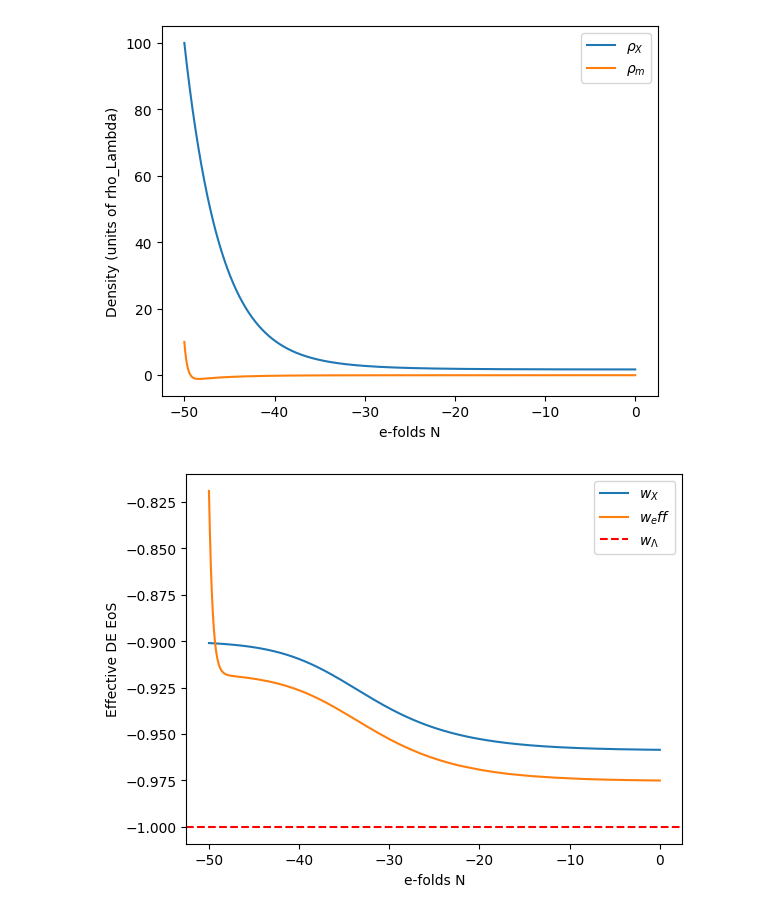
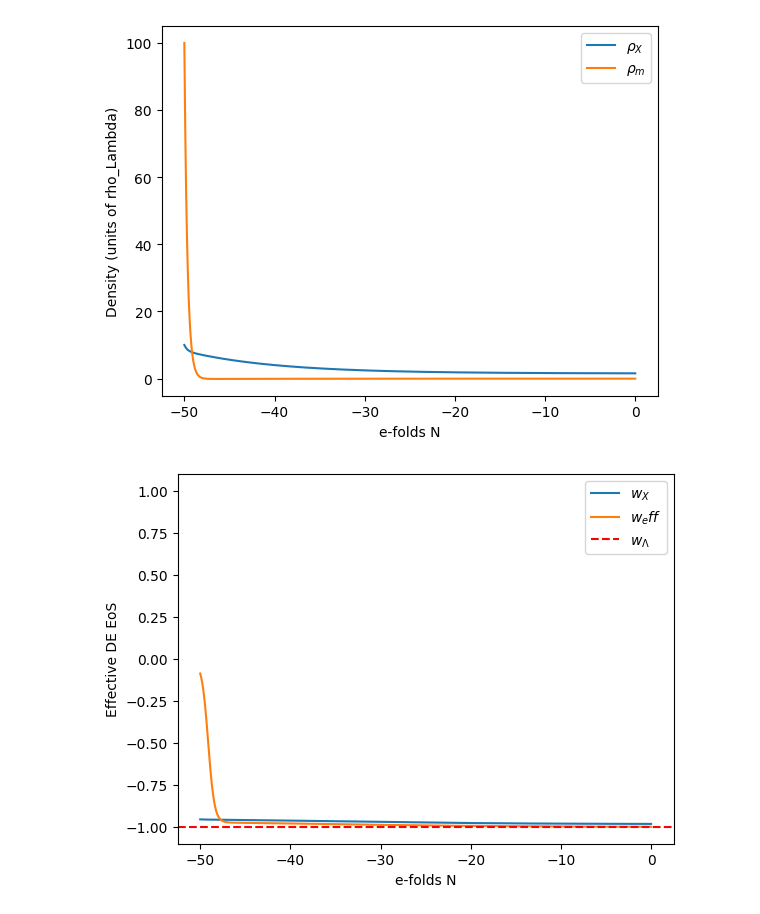
Before and after one commit to up2107120/Dynamical-systems-of-DE, a Jupyter notebook: Affine DE+DM liquid model.ipynb, the cells around one changed output. Drawn from its saved outputs; the diff is of its cells as text; code cells hidden in the pictures.

```diff
--- a/Affine DE+DM liquid model.ipynb
+++ b/Affine DE+DM liquid model.ipynb
@@ -9,52 +9,53 @@ from matplotlib.lines import Line2D
 from mpl_toolkits.mplot3d import Axes3D
 # %%
 # Parameters to be optimised to lambda cdm data
-w_a = -0.9
+w = -0.95
 q = 0.05
 
 
 def system(N, vars):
     x, y = vars
 
-    w_x = w_a - (1 + w_a)/x
+    w_x = w - (1 + w)/(x+1e-8)
 
-    dx =-3*(1+w_x)*(x-1) + q*(x-y)
+    dx =-3*(1+w)*(x-1) + q*(x-y)
     dy =-3*y - q*(x-y)
 
     return [dx, dy]
 
 N = np.linspace(-50, 0, 5000) # -50 epochs is around the time of inflation but for observational data fitting i need to start today slightly back -10-0 epochs
-sol = solve_ivp(system, [-50,0], [100,10] , t_eval=N)#  for initial conditions matter (y) now ~0.4 and so DM (x) ~0.6. For early time, large x for DE domination and
+sol = solve_ivp(system, [-50,0], [10,100] , t_eval=N)#  for initial conditions matter (y) now ~0.4 and so DM (x) ~0.6. For early time, large x for DE domination and
 #large y for matter epochs. Using present values, y(-50)=0.4e^(-3*-50) and x(-50)=0.6e^(-3(1+w))
 x = sol.y[0]
 y = sol.y[1]
 a = np.exp(sol.t)  # scale factor
 
 
 rho_X = x * 1  # assuming rho_Lambda = 1 in code units
 rho_m = y * 1
 rho_tot = rho_X + rho_m + 1
-w_x = w_a - (1 + w_a)/x
-w_eff = (w_a*(x-1)-1) /(x+y)
+w_x = w - (1 + w)/(x+1e-8)
+w_eff = (w*(x-1)-1) /(x+y)
 
 plt.figure()
 plt.plot(N, x, label=r'$\rho_X$')
 plt.plot(N, y, label=r'$\rho_m$')
 plt.xlabel('e-folds N')
 plt.ylabel('Density (units of rho_Lambda)')
 #plt.xscale('log')  # log scale to show early universe
 plt.legend()
 
 plt.figure()
 plt.plot(N, w_x, label=r'$w_X$')
 plt.plot(N, w_eff, label=r'$w_eff$')
 plt.axhline(y=-1, color='r', linestyle='--', label=r'$w_\Lambda$')
 plt.xlabel('e-folds N')
 plt.ylabel('Effective DE EoS')
+plt.ylim(-1.1,1.1)
 #plt.xscale('log')
 plt.legend()
 plt.show()
 # %% [output]
-[figure, old version]
+[figure, new version]
-[figure, old version]
+[figure, new version]
 # %%
```
Also changed, not shown: parts of 2 cells of this notebook.
